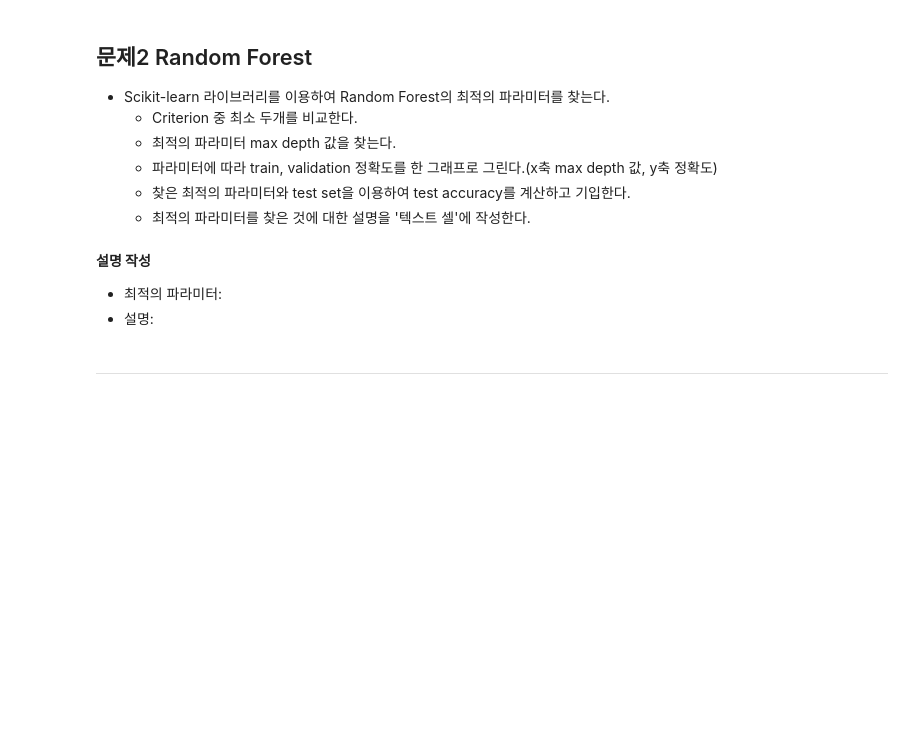
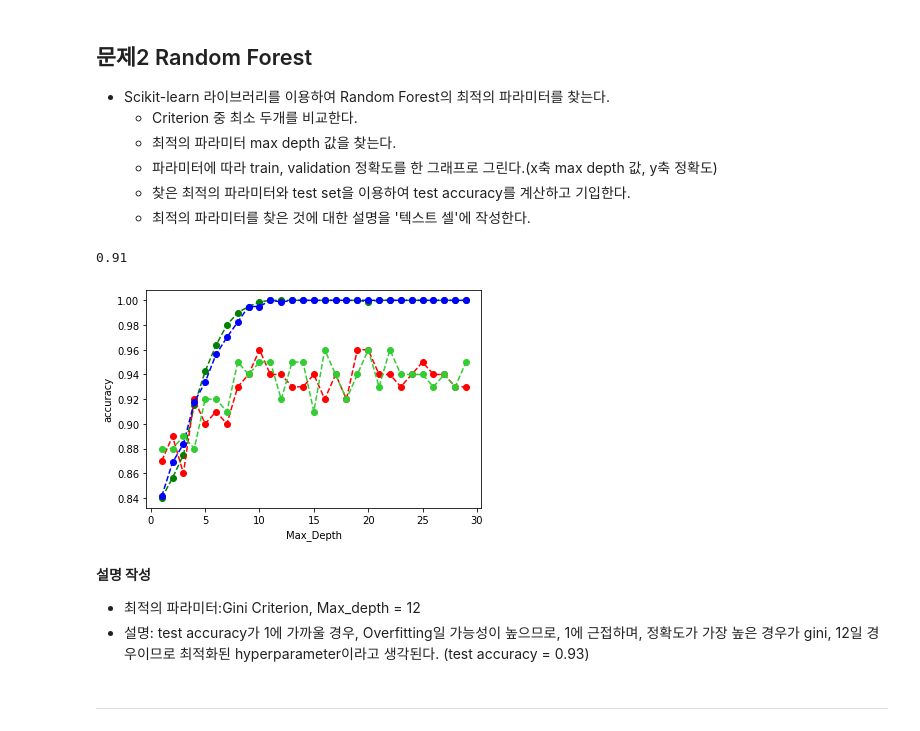
Before and after one commit to Taehun88/2022F-Ajou-ML, a Jupyter notebook: HW3.ipynb, the cells around one changed output. Saved outputs shown, nothing was run; the diff lists cells and outputs as text; code cells hidden in the pictures; blank space fills up the shorter version.

```diff
--- a/HW3.ipynb
+++ b/HW3.ipynb
@@ -85,7 +159,45 @@ from sklearn.ensemble import RandomForestClassifier
-# %% [markdown]
-**설명 작성**
-- 최적의 파라미터:
-- 설명:
+# %%
+### 문제 2 ###
+max_depth_list = range(1,30)
+
+gini_train_acc = []
+gini_val_acc = []
+entropy_train_acc = []
+entropy_val_acc = []
+log_loss_train_acc = []
+log_loss_val_acc = []
+
+for i in max_depth_list:
+  ran_1 = RandomForestClassifier(criterion='gini', max_depth=i)
+  ran_2 = RandomForestClassifier(criterion='entropy', max_depth=i)
+
+  ran_1.fit(X_train, y_train)
+  ran_2.fit(X_train, y_train)
+
+  gini_train_acc.append(ran_1.score(X_train, y_train))
+  gini_val_acc.append(ran_1.score(X_val, y_val))
+  entropy_train_acc.append(ran_2.score(X_train, y_train))
+  entropy_val_acc.append(ran_2.score(X_val, y_val))
+
+
+plt.figure()
+plt.plot(max_depth_list, gini_train_acc, label='train accuracy', color = 'g', marker = 'o', linestyle='--')
+plt.plot(max_depth_list, gini_val_acc, label='validation accuracy', color = 'r', marker = 'o', linestyle='--')
+plt.plot(max_depth_list, entropy_train_acc, label='train accuracy2', color = 'b', marker='o', linestyle='--')
+plt.plot(max_depth_list, entropy_val_acc, label='validation accuracy2', color = 'limegreen', marker='o',linestyle='--')
+plt.xlabel('Max_Depth')
+plt.ylabel('accuracy')
+test_class = RandomForestClassifier(criterion='gini', max_depth=12)
+test_class.fit(X_train, y_train)
+print(test_class.score(X_test, y_test))
+### 코드 작성 ###
+# %% [output]
+0.91
+[figure, added]
+# %% [markdown]
+**설명 작성**
+- 최적의 파라미터:Gini Criterion, Max_depth = 12
+- 설명: test accuracy가 1에 가까울 경우, Overfitting일 가능성이 높으므로, 1에 근접하며, 정확도가 가장 높은 경우가 gini, 12일 경우이므로 최적화된 hyperparameter이라고 생각된다. (test accuracy = 0.93)
 # %% [markdown]
 ---
 # %% [markdown]
```
Also changed, not shown: parts of 20 cells of this notebook.
